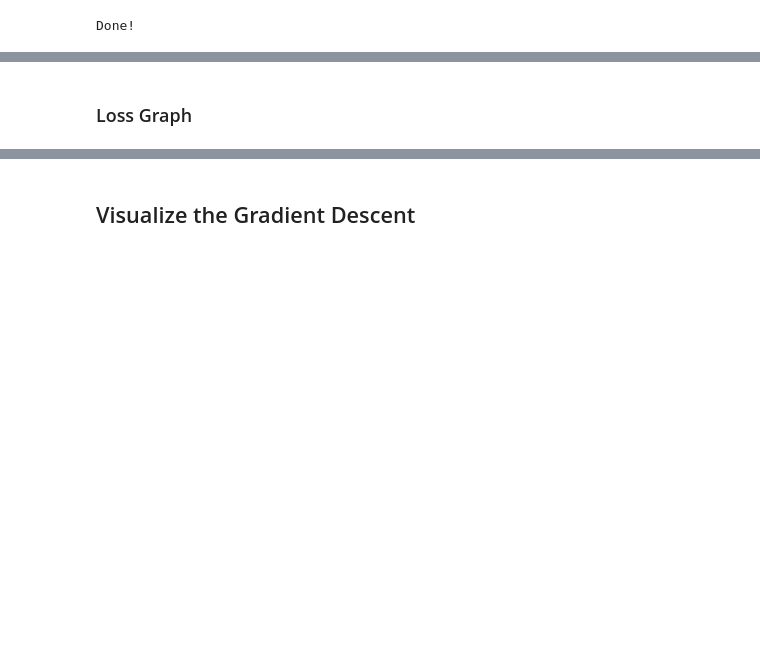
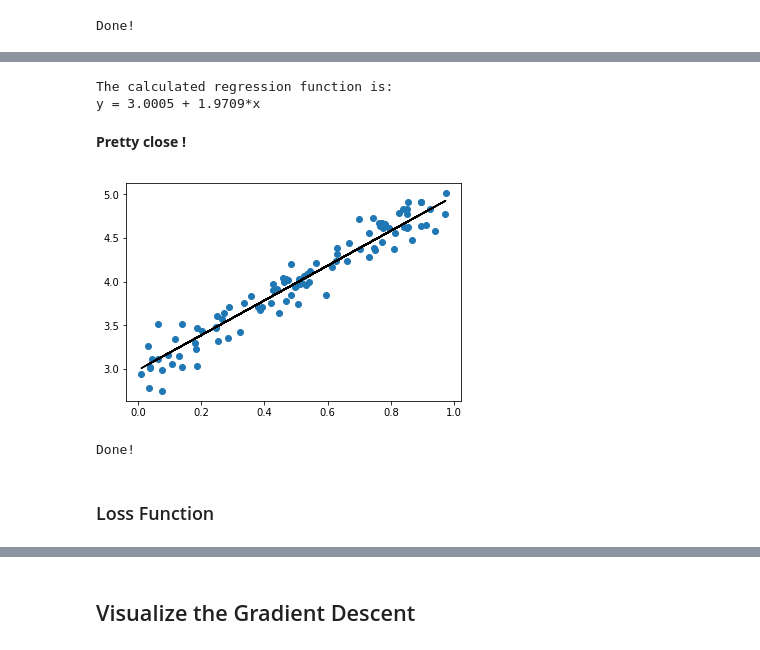
Before and after one commit to AchilleasKn/GradientDescent, a Jupyter notebook: GradientDescent.ipynb, the cells around one changed output, grey strips where cells are left out. Saved outputs shown, nothing was run; the diff lists cells and outputs as text; code cells hidden in the pictures; blank space fills up the shorter version.

```diff
--- a/GradientDescent.ipynb
+++ b/GradientDescent.ipynb
@@ -48,6 +54,6 @@ def compute_cost_function(m, t0, t1, x, y):
   return 1/2/m * sum([(t0 + t1* np.asarray([x[i]]) - y[i])**2 for i in range(m)])
 # %%
-def gradient_descent(alpha, x, y, ep=0.0001, max_iter=1500):
+def gradient_descent_OLD(alpha, x, y, ep=0.0001, max_iter=1500):
     converged = False
     iter = 0
     m = x.shape[0] # number of samples
@@ -161,2 +153,50 @@ array([ -1.00000000e+00,  -9.90000000e-01,  -9.80000000e-01,
+# %%
+def gradient_descent(x, y, alpha = 1, ep=0.0001, max_iter=1500):
+    # Take N steps with learning rate alpha down the steepest gradient,
+    # starting at (theta0, theta1) = (0, 0).
+    m = len(X)
+    theta = [np.array((0,0))]
+    J = [cost_func(*theta[0])[0]]
+    for i in range(max_iter-1):
+        last_theta = theta[-1]
+        this_theta = np.empty((2,))
+        this_theta[0] = last_theta[0] - alpha / m * np.sum(
+                                        (f(x, *last_theta) - y))
+        this_theta[1] = last_theta[1] - alpha / m * np.sum(
+                                        (f(x, *last_theta) - y) * x)
+        theta.append(this_theta)
+        J.append(cost_func(*this_theta))
+
+        if i == max_iter:
+            print ('Max interactions exceeded!')
+            break
+
+    return theta, J
+# %%
+alpha = 0.25 # learning rate
+ep = 0.000001 # convergence criteria
+
+# call gredient decent, and get intercept(=theta0) and slope(=theta1)
+theta, J = gradient_descent(X, y, alpha, ep, max_iter=100)
+# %%
+theta0, theta1 = theta[-1]
+print("The calculated regression function is:\ny = {} + {}*x".format(round(theta0,4), round(theta1,4)))
+# %% [output]
+The calculated regression function is:
+y = 3.0005 + 1.9709*x
+# %% [markdown]
+**Pretty close !**
+# %%
+# plot
+for i in range(X.shape[0]):
+    y_predict = theta0 + theta1*X
+
+pylab.plot(X,y,'o')
+pylab.plot(X,y_predict,'k-')
+pylab.show()
+print ("Done!")
+# %% [output]
+[figure, added]
+Done!
 # %% [markdown]
-### Loss Graph
+### Loss Function
```
Also changed, not shown: parts of 18 cells of this notebook.
